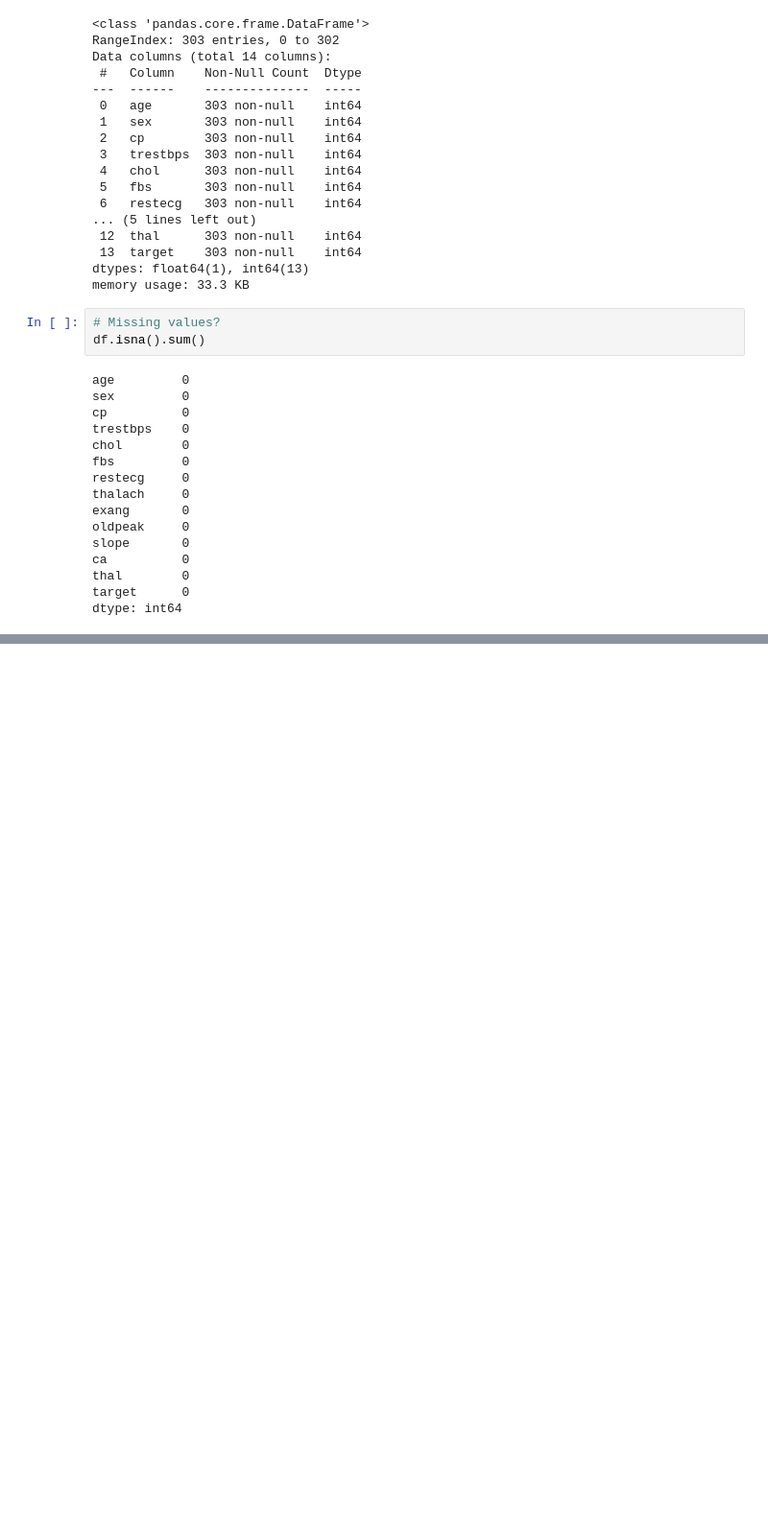
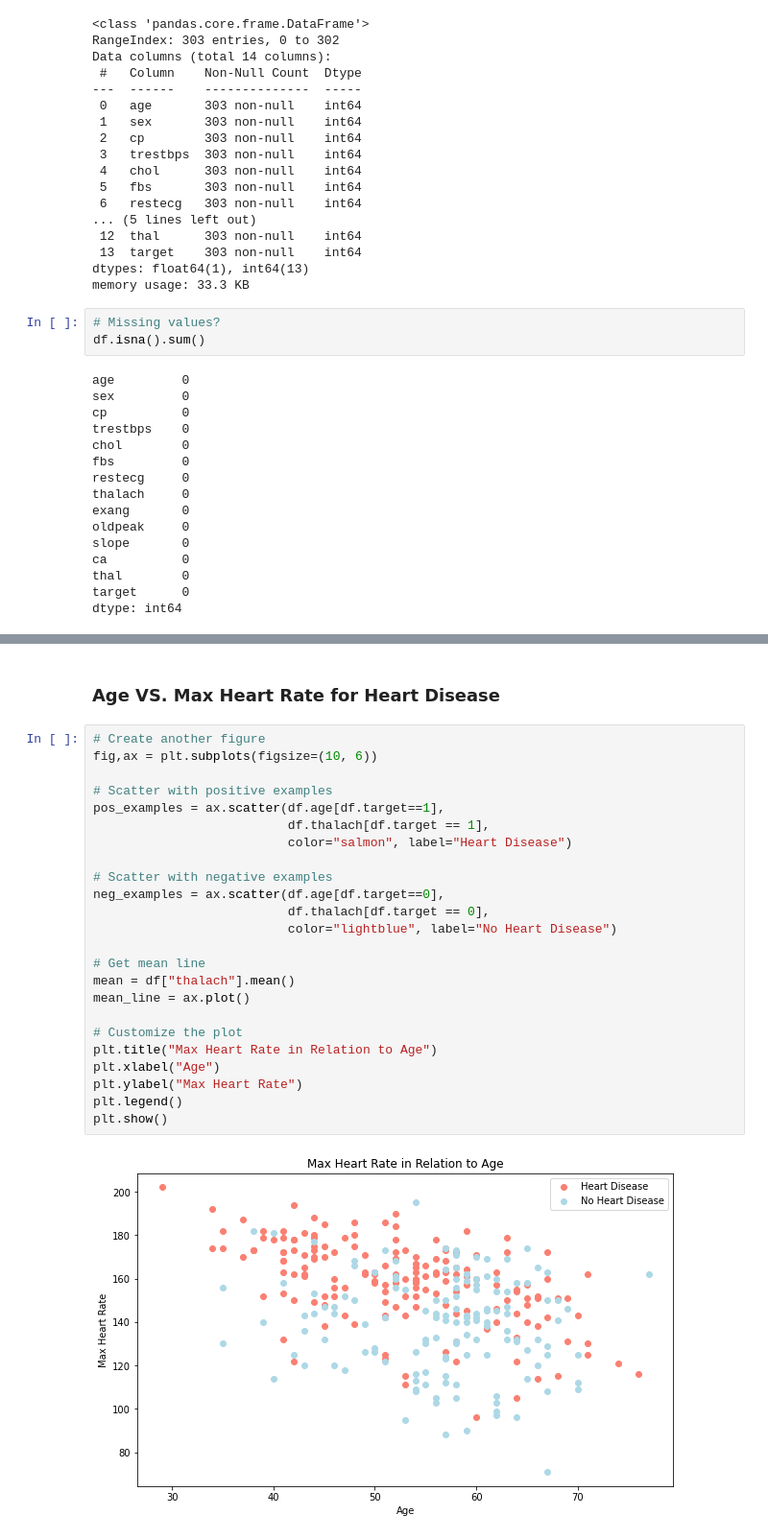
Before and after one commit to muhammadanas0716/Machine-Learning-101, a Jupyter notebook: Heart Disease Classification/Heart Disease Classification.ipynb, the cells around one changed output, grey strips where cells are left out. Shown at 96% size. Cells and saved outputs as stored; diff of their text form; blank space fills up the shorter version.

```diff
--- a/Heart Disease Classification/Heart Disease Classification.ipynb
+++ b/Heart Disease Classification/Heart Disease Classification.ipynb
@@ -260,0 +278,28 @@ df.describe()
+# %% [markdown]
+### Age VS. Max Heart Rate for Heart Disease
+# %%
+# Create another figure
+fig,ax = plt.subplots(figsize=(10, 6))
+
+# Scatter with positive examples
+pos_examples = ax.scatter(df.age[df.target==1],
+                          df.thalach[df.target == 1],
+                          color="salmon", label="Heart Disease")
+
+# Scatter with negative examples
+neg_examples = ax.scatter(df.age[df.target==0],
+                          df.thalach[df.target == 0],
+                          color="lightblue", label="No Heart Disease")
+
+# Get mean line
+mean = df["thalach"].mean()
+mean_line = ax.plot()
+
+# Customize the plot
+plt.title("Max Heart Rate in Relation to Age")
+plt.xlabel("Age")
+plt.ylabel("Max Heart Rate")
+plt.legend()
+plt.show()
+# %% [output]
+[figure, added]
```
Also changed, not shown: parts of 8 cells of this notebook.
